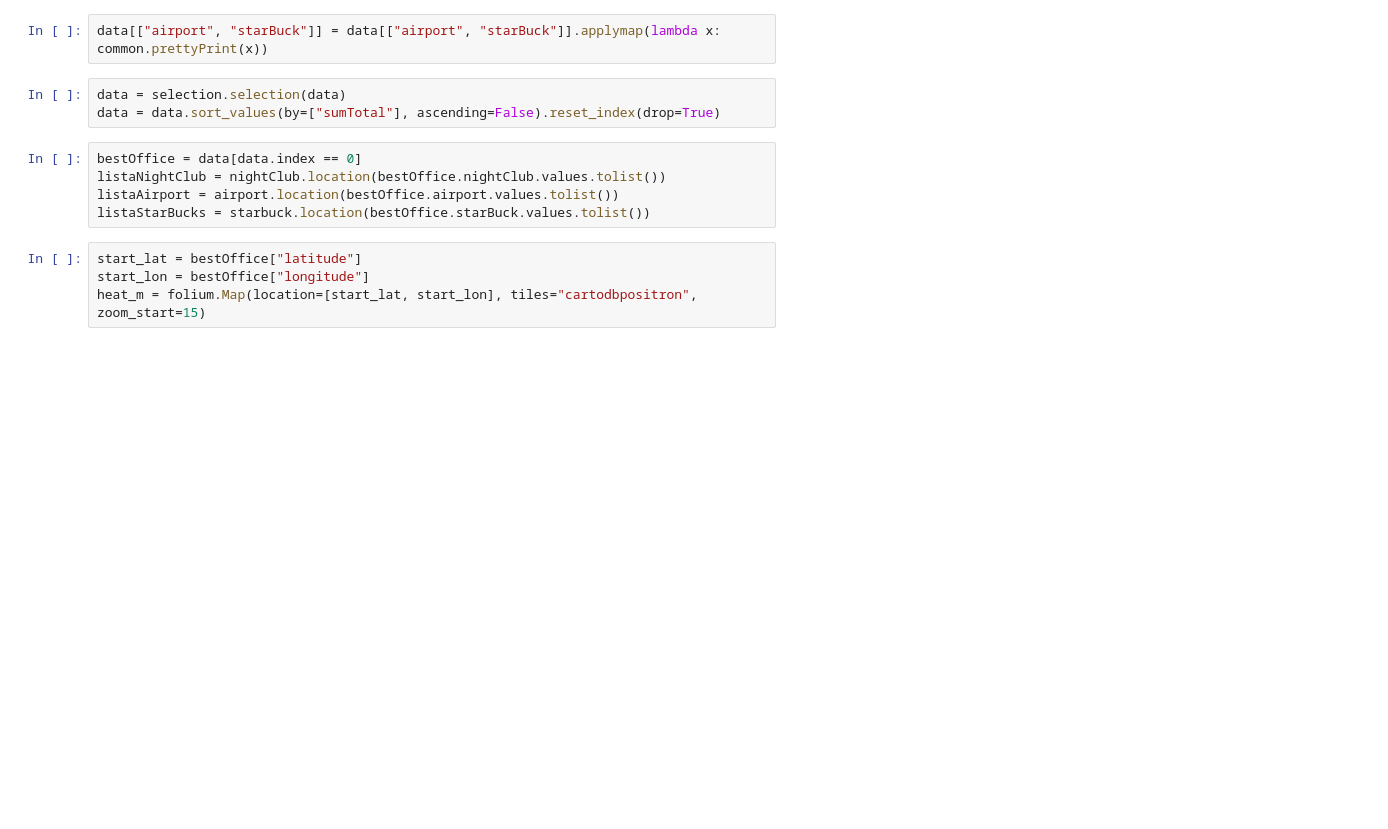
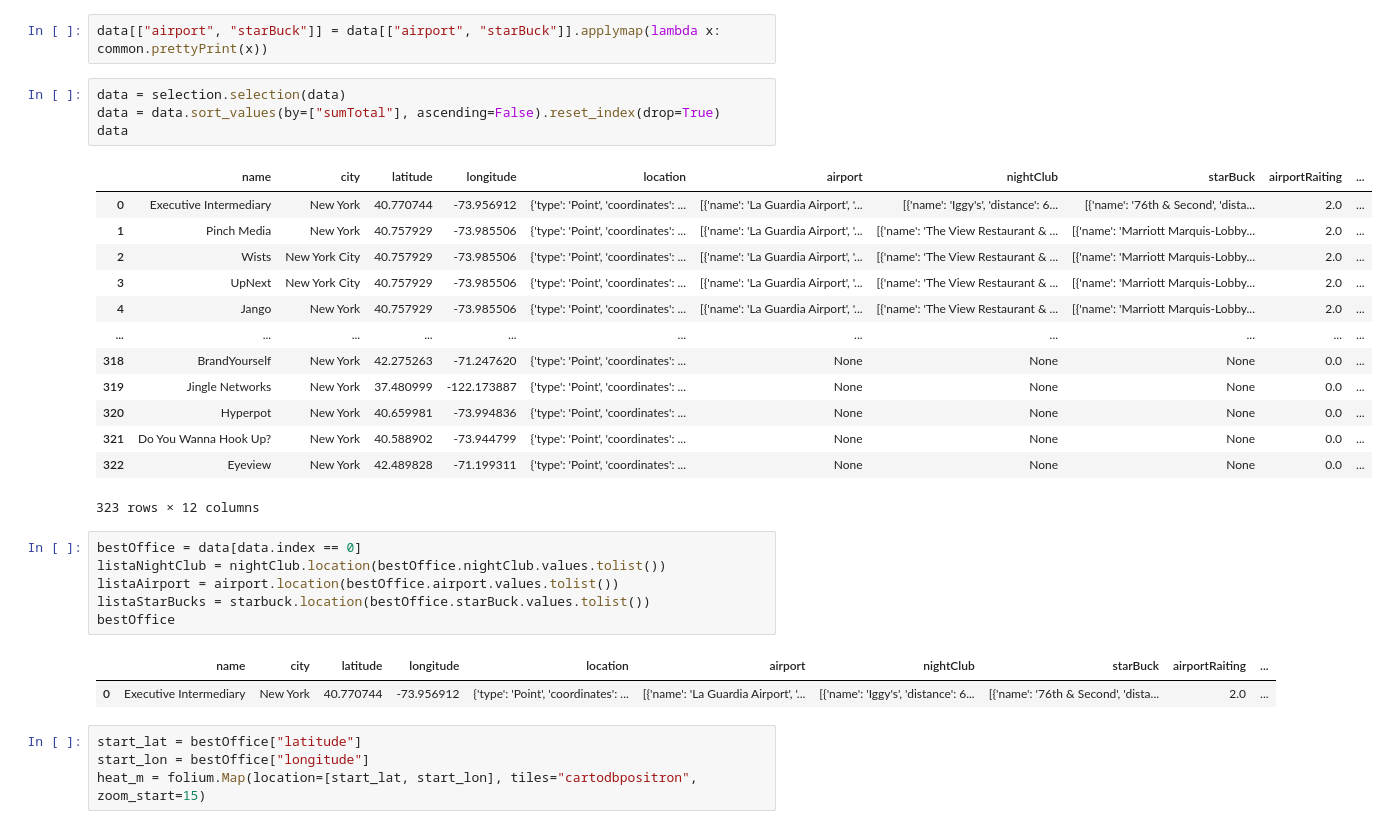
Before and after one commit to eduman13/visualizing-real-world-data-project, a Jupyter notebook: bestPlace.ipynb, the cells around one changed output. Cells and saved outputs as stored; diff of their text form; blank space fills up the shorter version.

Commit message:
Subimos bestPlace ejecutado

```diff
--- a/bestPlace.ipynb
+++ b/bestPlace.ipynb
@@ -43,11 +58,30 @@ data[["airport", "starBuck"]] = data[["airport", "starBuck"]].applymap(lambda x:
 # %%
 data = selection.selection(data)
 data = data.sort_values(by=["sumTotal"], ascending=False).reset_index(drop=True)
+data
+# %% [output]
+|  | name | city | latitude | longitude | location | airport | nightClub | starBuck | airportRaiting | ... |
+| 0 | Executive Intermediary | New York | 40.770744 | -73.956912 | {'type': 'Point', 'coordinates': ... | [{'name': 'La Guardia Airport', '... | [{'name': 'Iggy's', 'distance': 6... | [{'name': '76th & Second', 'dista... | 2.0 | ... |
+| 1 | Pinch Media | New York | 40.757929 | -73.985506 | {'type': 'Point', 'coordinates': ... | [{'name': 'La Guardia Airport', '... | [{'name': 'The View Restaurant & ... | [{'name': 'Marriott Marquis-Lobby... | 2.0 | ... |
+| 2 | Wists | New York City | 40.757929 | -73.985506 | {'type': 'Point', 'coordinates': ... | [{'name': 'La Guardia Airport', '... | [{'name': 'The View Restaurant & ... | [{'name': 'Marriott Marquis-Lobby... | 2.0 | ... |
+| 3 | UpNext | New York City | 40.757929 | -73.985506 | {'type': 'Point', 'coordinates': ... | [{'name': 'La Guardia Airport', '... | [{'name': 'The View Restaurant & ... | [{'name': 'Marriott Marquis-Lobby... | 2.0 | ... |
+| 4 | Jango | New York | 40.757929 | -73.985506 | {'type': 'Point', 'coordinates': ... | [{'name': 'La Guardia Airport', '... | [{'name': 'The View Restaurant & ... | [{'name': 'Marriott Marquis-Lobby... | 2.0 | ... |
+| ... | ... | ... | ... | ... | ... | ... | ... | ... | ... | ... |
+| 318 | BrandYourself | New York | 42.275263 | -71.247620 | {'type': 'Point', 'coordinates': ... | None | None | None | 0.0 | ... |
+| 319 | Jingle Networks | New York | 37.480999 | -122.173887 | {'type': 'Point', 'coordinates': ... | None | None | None | 0.0 | ... |
+| 320 | Hyperpot | New York | 40.659981 | -73.994836 | {'type': 'Point', 'coordinates': ... | None | None | None | 0.0 | ... |
+| 321 | Do You Wanna Hook Up? | New York | 40.588902 | -73.944799 | {'type': 'Point', 'coordinates': ... | None | None | None | 0.0 | ... |
+| 322 | Eyeview | New York | 42.489828 | -71.199311 | {'type': 'Point', 'coordinates': ... | None | None | None | 0.0 | ... |
+323 rows × 12 columns
 # %%
 bestOffice = data[data.index == 0]
 listaNightClub = nightClub.location(bestOffice.nightClub.values.tolist())
 listaAirport = airport.location(bestOffice.airport.values.tolist())
 listaStarBucks = starbuck.location(bestOffice.starBuck.values.tolist())
+bestOffice
+# %% [output]
+|  | name | city | latitude | longitude | location | airport | nightClub | starBuck | airportRaiting | ... |
+| 0 | Executive Intermediary | New York | 40.770744 | -73.956912 | {'type': 'Point', 'coordinates': ... | [{'name': 'La Guardia Airport', '... | [{'name': 'Iggy's', 'distance': 6... | [{'name': '76th & Second', 'dista... | 2.0 | ... |
 # %%
 start_lat = bestOffice["latitude"]
 start_lon = bestOffice["longitude"]
```
Also changed, not shown: parts of 1 cell of this notebook.
